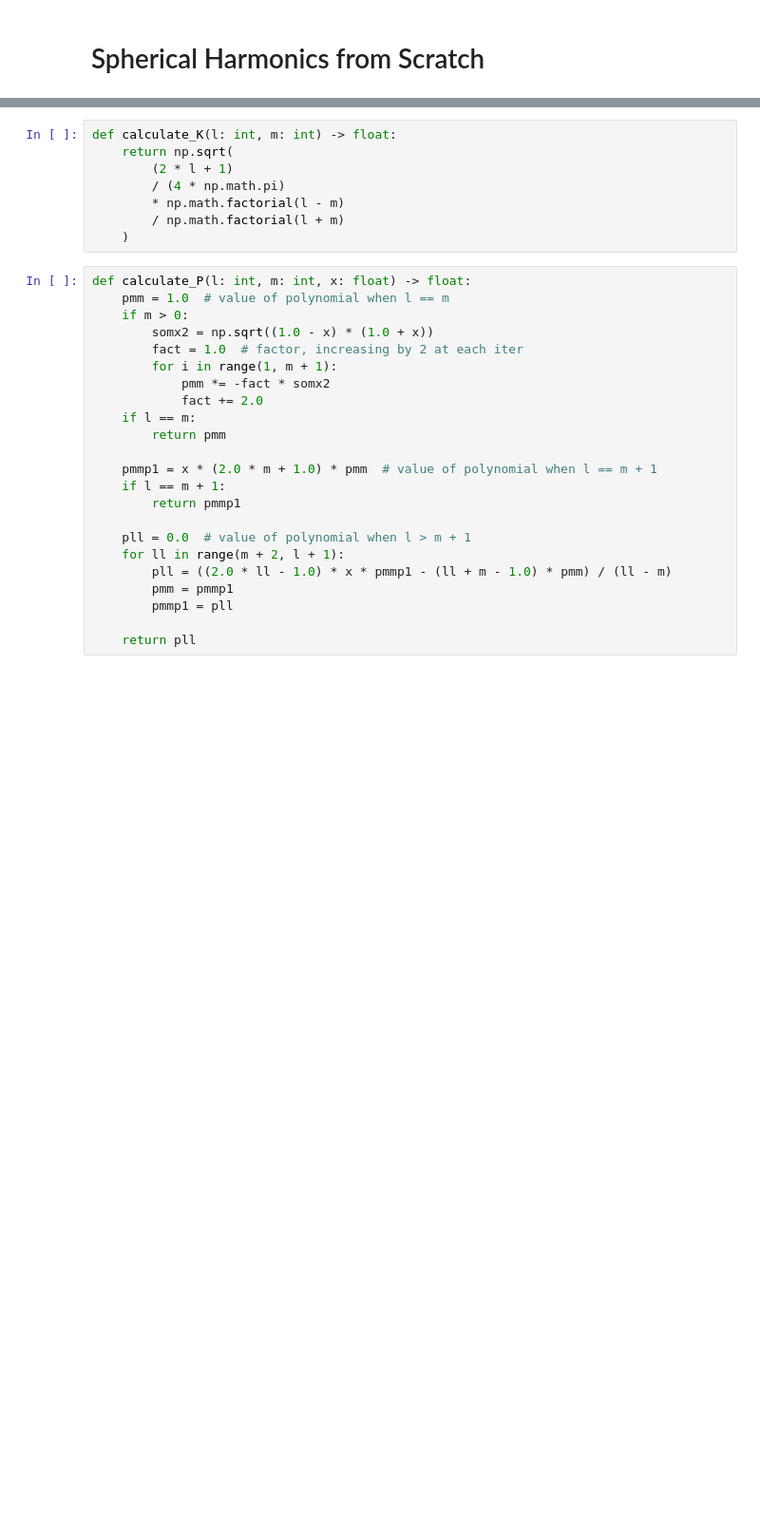
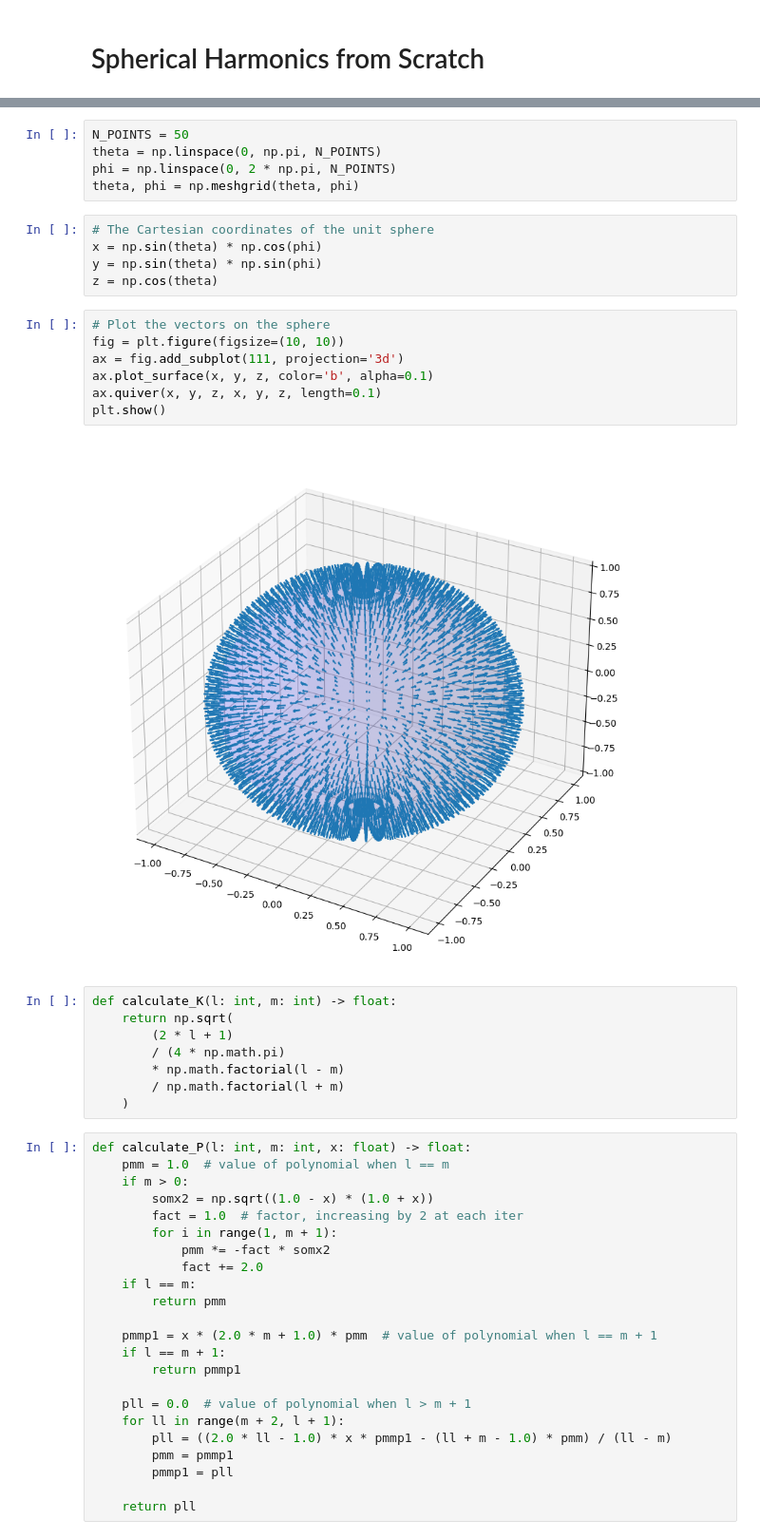
Before and after one commit to amirhossein-razlighi/100_days_of_computer_vision, a Jupyter notebook: FromScratch/Spherical_Harmonics/main.ipynb, the cells around one changed output, grey strips where cells are left out. Shown at 95% size. Drawn from its saved outputs; the diff is of its cells as text; blank space fills up the shorter version.

```diff
--- a/FromScratch/Spherical_Harmonics/main.ipynb
+++ b/FromScratch/Spherical_Harmonics/main.ipynb
@@ -6,3 +12,22 @@ import matplotlib.pyplot as plt
+# %%
+N_POINTS = 50
+theta = np.linspace(0, np.pi, N_POINTS)
+phi = np.linspace(0, 2 * np.pi, N_POINTS)
+theta, phi = np.meshgrid(theta, phi)
+# %%
+# The Cartesian coordinates of the unit sphere
+x = np.sin(theta) * np.cos(phi)
+y = np.sin(theta) * np.sin(phi)
+z = np.cos(theta)
+# %%
+# Plot the vectors on the sphere
+fig = plt.figure(figsize=(10, 10))
+ax = fig.add_subplot(111, projection='3d')
+ax.plot_surface(x, y, z, color='b', alpha=0.1)
+ax.quiver(x, y, z, x, y, z, length=0.1)
+plt.show()
+# %% [output]
+[figure, added]
 # %%
 def calculate_K(l: int, m: int) -> float:
     return np.sqrt(
```
Also changed, not shown: parts of 10 cells of this notebook.
